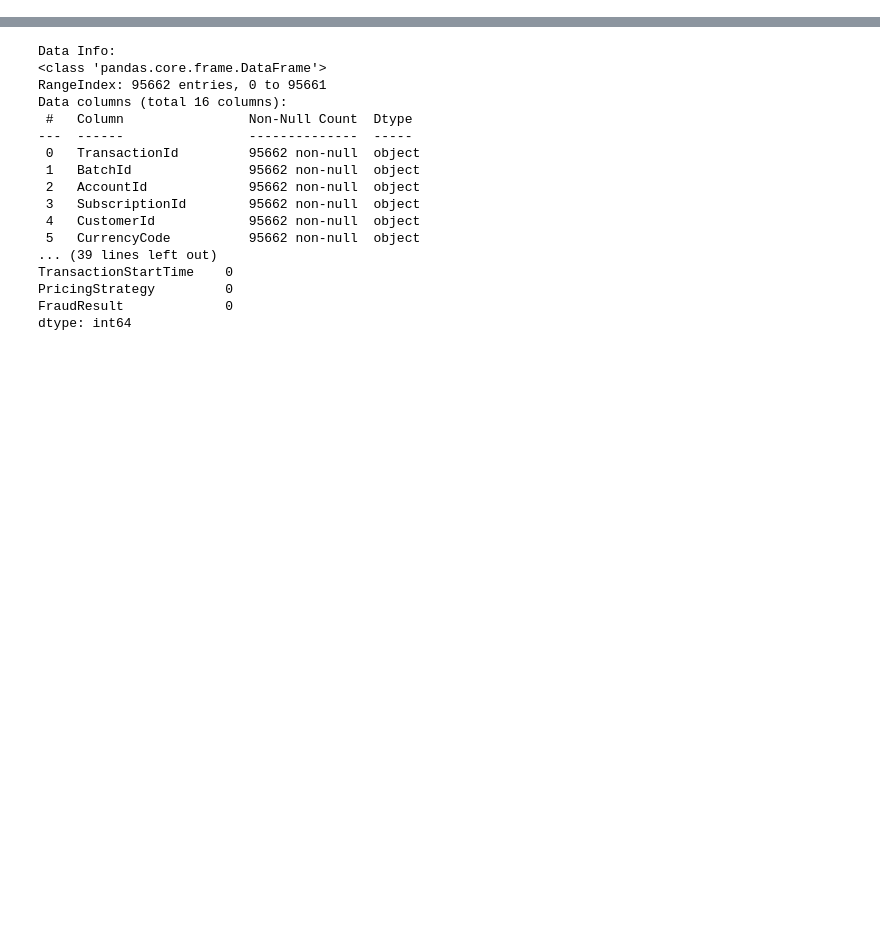
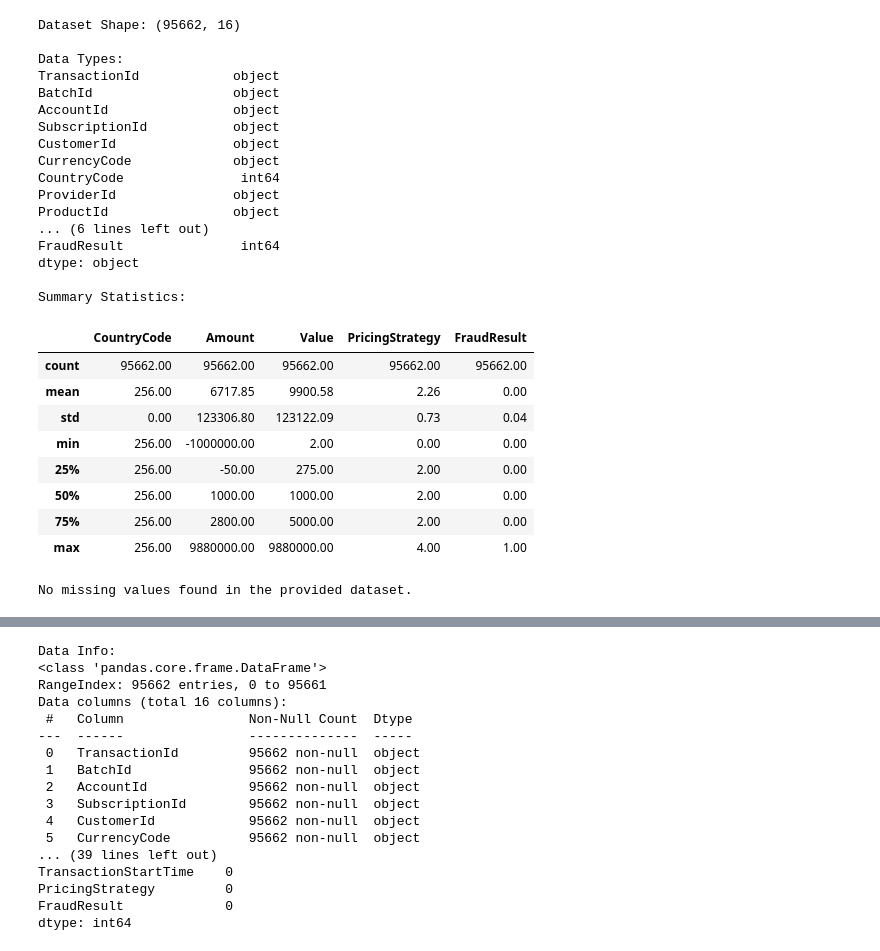
Before and after one commit to Maireg789/credit-risk-model, a Jupyter notebook: notebooks/eda.ipynb, the cells around one changed output, grey strips where cells are left out. Cells and saved outputs as stored; diff of their text form; code cells hidden in the pictures; blank space fills up the shorter version.

```diff
--- a/notebooks/eda.ipynb
+++ b/notebooks/eda.ipynb
@@ -0,0 +1,49 @@
+# %%
+# 1. Dataset Structure
+print("Dataset Shape:", df.shape)
+print("\nData Types:")
+print(df.dtypes)
+
+# 2. Detailed Summary Statistics
+pd.set_option('display.float_format', lambda x: '%.2f' % x)
+print("\nSummary Statistics:")
+display(df.describe())
+# %% [output]
+Dataset Shape: (95662, 16)
+
+Data Types:
+TransactionId            object
+BatchId                  object
+AccountId                object
+SubscriptionId           object
+CustomerId               object
+CurrencyCode             object
+CountryCode               int64
+ProviderId               object
+ProductId                object
+... (6 lines left out)
+FraudResult               int64
+dtype: object
+
+Summary Statistics:
+|  | CountryCode | Amount | Value | PricingStrategy | FraudResult |
+| count | 95662.00 | 95662.00 | 95662.00 | 95662.00 | 95662.00 |
+| mean | 256.00 | 6717.85 | 9900.58 | 2.26 | 0.00 |
+| std | 0.00 | 123306.80 | 123122.09 | 0.73 | 0.04 |
+| min | 256.00 | -1000000.00 | 2.00 | 0.00 | 0.00 |
+| 25% | 256.00 | -50.00 | 275.00 | 2.00 | 0.00 |
+| 50% | 256.00 | 1000.00 | 1000.00 | 2.00 | 0.00 |
+| 75% | 256.00 | 2800.00 | 5000.00 | 2.00 | 0.00 |
+| max | 256.00 | 9880000.00 | 9880000.00 | 4.00 | 1.00 |
+# %%
+# 3. Missing Value Analysis
+missing = df.isnull().sum()
+missing = missing[missing > 0]
+if len(missing) > 0:
+    print("Columns with Missing Values:\n", missing)
+    # Strategy Discussion (Print this in output)
+    print("\nImputation Strategy: Numerical columns will be filled with 0 (assuming no transaction), Categorical with 'Unknown'.")
+else:
+    print("No missing values found in the provided dataset.")
+# %% [output]
+No missing values found in the provided dataset.
```
Also changed, not shown: parts of 2 cells of this notebook.
